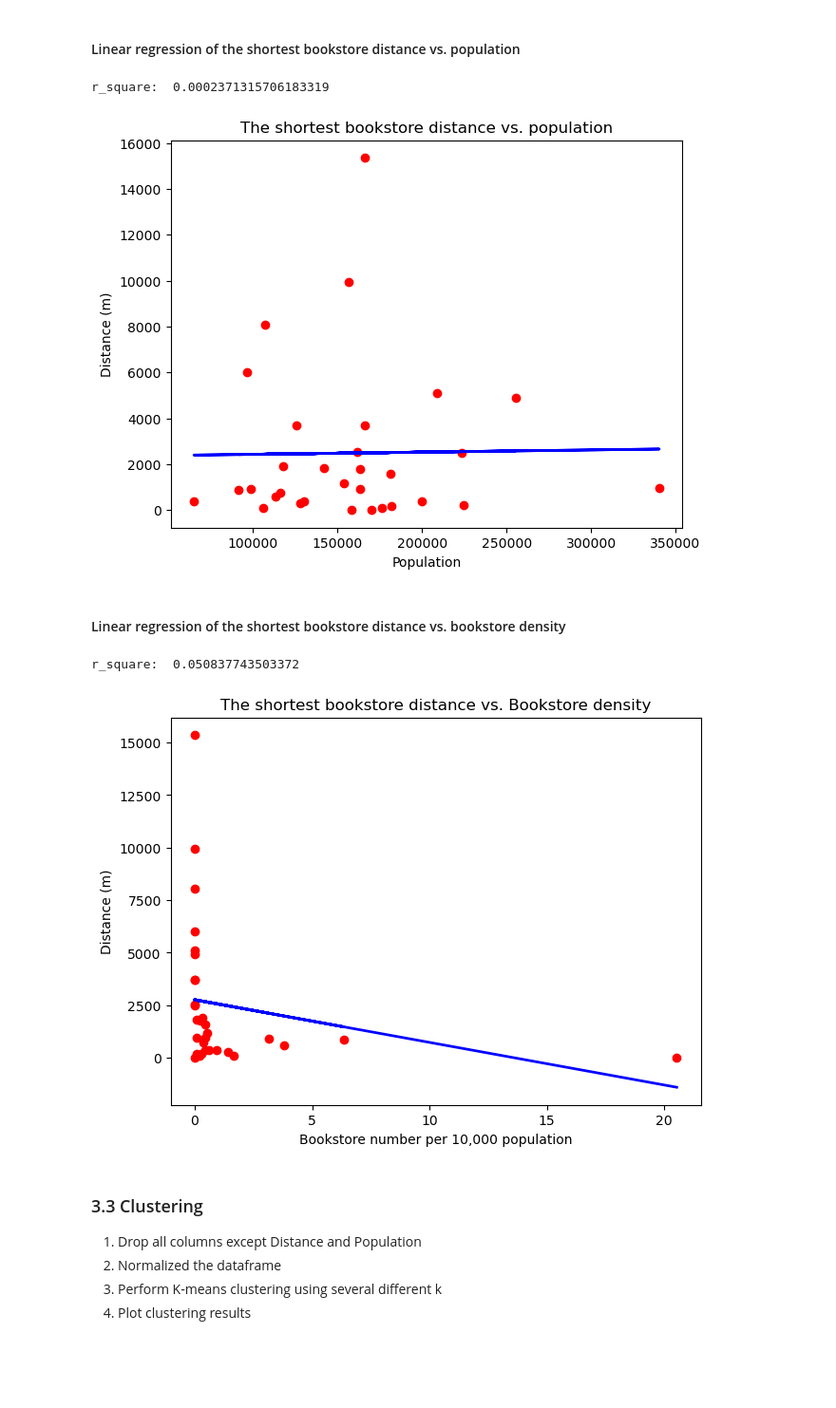
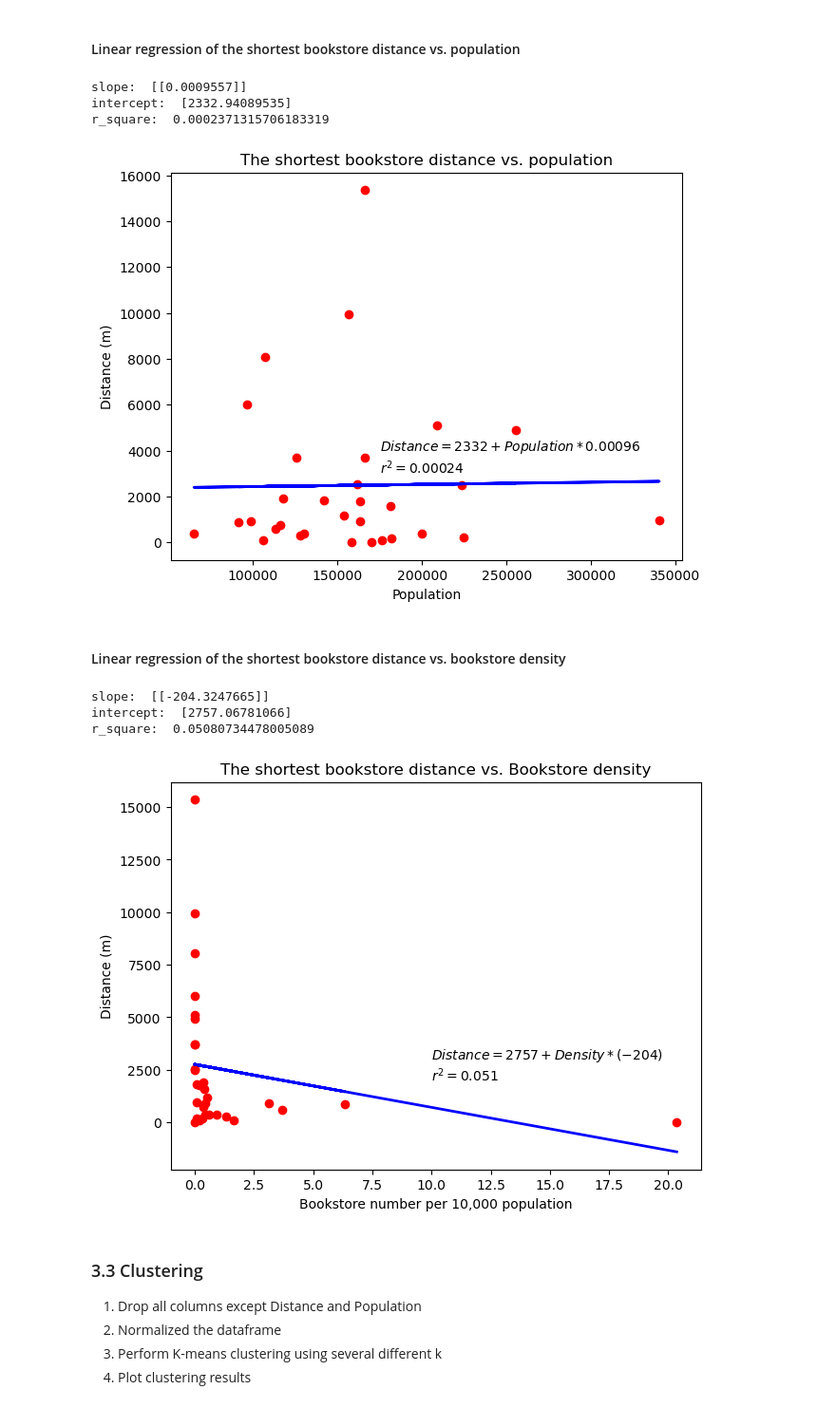
Before and after one commit to ttlerer10/IBM_Capstone, a Jupyter notebook: Capstone Project Report - Code - Part 3.ipynb, the cells around one changed output. Shown: that part at 95% size. Cells and saved outputs as stored; diff of their text form; code cells hidden in the pictures; blank space fills up the shorter version.

```diff
--- a/Capstone Project Report - Code - Part 3.ipynb
+++ b/Capstone Project Report - Code - Part 3.ipynb
@@ -240,11 +243,10 @@ plt.show()
 # %%
-X=Population.values.reshape(-1,1)
-y=CloestBSDist.values.reshape(-1,1)
-
 regr = linear_model.LinearRegression()
 regr = regr.fit(X, y)
 y_pred = regr.predict(X)
 
+print('slope: ',regr.coef_)
+print('intercept: ',regr.intercept_)
 print('r_square: ',regr.score(X, y))
 
 # Plot outputs
@@ -256,10 +258,14 @@ ax.plot(X, y_pred, color='blue', linewidth=2)
 ax.set_title('The shortest bookstore distance vs. population')
 ax.set_xlabel('Population')
 ax.set_ylabel('Distance (m)')
+ax.text(175000, 4000, '$ Distance=2332+Population*0.00096$')
+ax.text(175000, 3000, '$r^2=0.00024$')
 
 plt.show()
 # %% [output]
+slope:  [[0.0009557]]
+intercept:  [2332.94089535]
 r_square:  0.0002371315706183319
-[figure, old version]
+[figure, new version]
 # %% [markdown]
 #### Linear regression of the shortest bookstore distance vs. bookstore density
@@ -266,27 +275,30 @@ r_square:  0.0002371315706183319
 # %%
-X=DenBSPopu.values.reshape(-1,1)
-y=CloestBSDist.values.reshape(-1,1)
-
 regr = linear_model.LinearRegression()
 regr = regr.fit(X, y)
 y_pred = regr.predict(X)
 
+print('slope: ',regr.coef_)
+print('intercept: ',regr.intercept_)
 print('r_square: ',regr.score(X, y))
 
 # Plot outputs
 fig, ax = plt.subplots(constrained_layout=True)
 
 ax.scatter(X, y,  color='red')
 ax.plot(X, y_pred, color='blue', linewidth=2)
 
 ax.set_title('The shortest bookstore distance vs. Bookstore density')
 ax.set_xlabel('Bookstore number per 10,000 population')
 ax.set_ylabel('Distance (m)')
+ax.text(10, 3000, '$Distance=2757+Density*(-204)$')
+ax.text(10, 2000, '$r^2=0.051$')
 
 plt.show()
 # %% [output]
-r_square:  0.050837743503372
+slope:  [[-204.3247665]]
+intercept:  [2757.06781066]
+r_square:  0.05080734478005089
-[figure, old version]
+[figure, new version]
 # %% [markdown]
 ### 3.3 Clustering
 1. Drop all columns except Distance and Population
```
Also changed, not shown: parts of 7 cells of this notebook, 14 other files.
